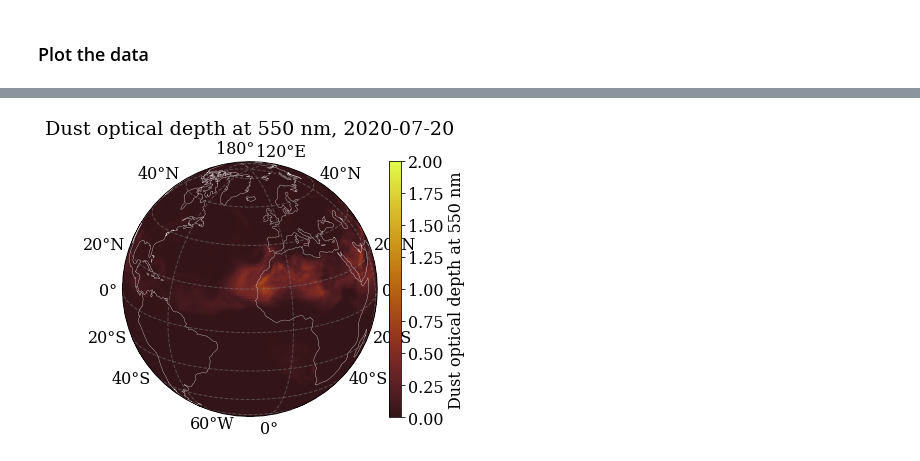
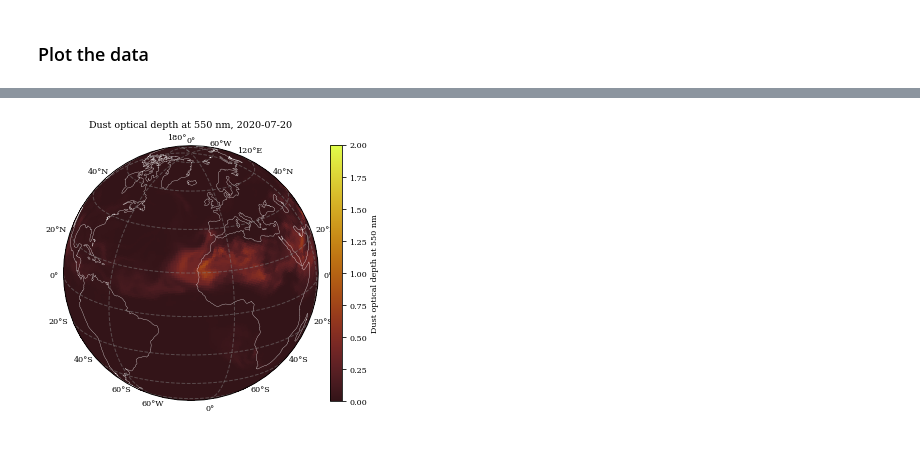
Before and after one commit to kepplerm/earth-observation-visualisation, a Jupyter notebook: visualizing_dust_storm.ipynb, the cells around one changed output, grey strips where cells are left out. Drawn from its saved outputs; the diff is of its cells as text; code cells hidden in the pictures.

Commit message:
Modifying size of .gif file

```diff
--- a/visualizing_dust_storm.ipynb
+++ b/visualizing_dust_storm.ipynb
@@ -27,7 +27,7 @@ import cartopy.crs as ccrs
 from cartopy.mpl.gridliner import LONGITUDE_FORMATTER, LATITUDE_FORMATTER
 import cmocean.cm as cm # nice color maps
 import matplotlib.animation as animation
-plt.rcParams.update({'font.size':16, 'font.family':'serif'})
+plt.rcParams.update({'font.size':8, 'font.family':'serif'})
 
 # Others
 import warnings
@@ -96,6 +96,6 @@ def animate(i):
 # saving the animation
 anim = animation.FuncAnimation(fig, animate, frames=len(data.time),
                                interval=300)
-anim.save('dust_optical_depth_godzilla_eac4.gif', dpi=200)
+anim.save('dust_optical_depth_godzilla_eac4.gif', dpi=100)
 plt.show()
 # %% [output]
@@ -104 +104 @@ plt.show()
-[figure, old version]
+[figure, new version]
```
Also changed, not shown: parts of 1 cell of this notebook, 1 other file.
